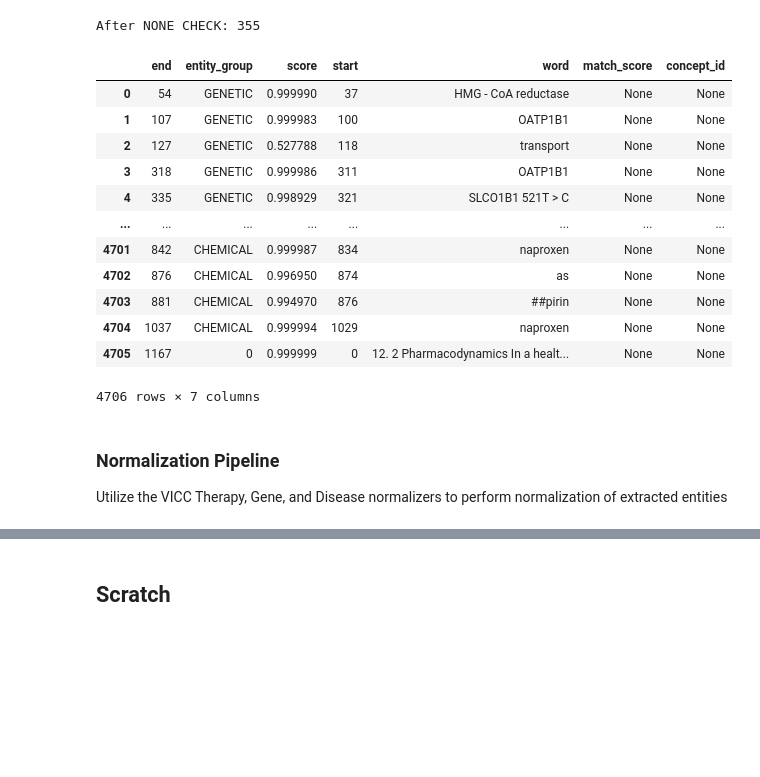
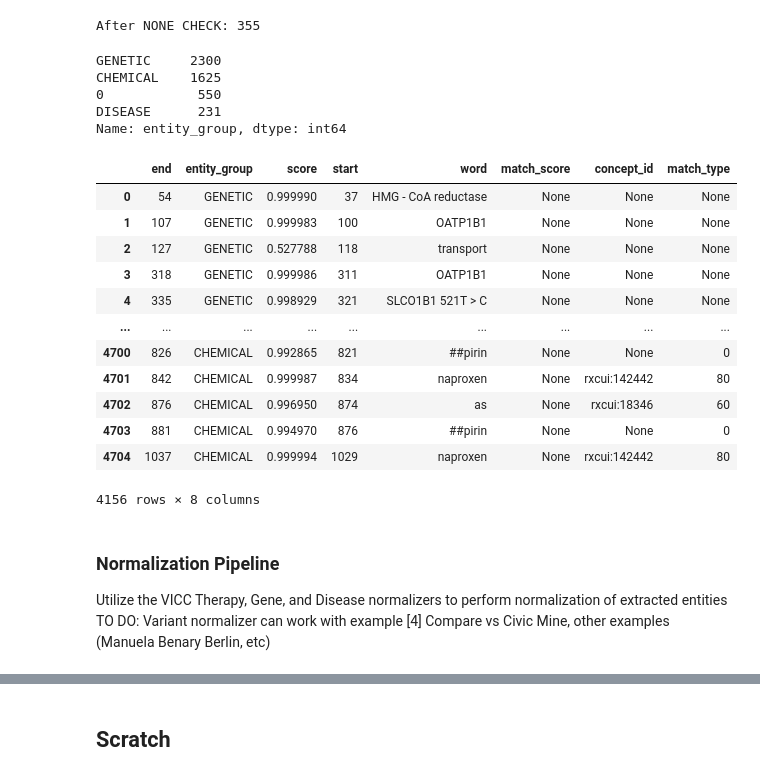
Before and after one commit to GenomicMedLab/fda-nlp, a Jupyter notebook: Huggingface/ner_tagging.ipynb, the cells around one changed output, grey strips where cells are left out. Cells and saved outputs as stored; diff of their text form; code cells hidden in the pictures; blank space fills up the shorter version.

Commit message:
added normalization analysis more

```diff
--- a/Huggingface/ner_tagging.ipynb
+++ b/Huggingface/ner_tagging.ipynb
@@ -107,24 +107,33 @@ evaluated = post_process('merged_ner_groups',dataset)
 UNFILTERED: 215915
 After NONE CHECK: 355
 # %%
-evaluated
+evaluated['entity_group'].value_counts()
 # %% [output]
-|  | end | entity_group | score | start | word | match_score | concept_id |
-| 0 | 54 | GENETIC | 0.999990 | 37 | HMG - CoA reductase | None | None |
-| 1 | 107 | GENETIC | 0.999983 | 100 | OATP1B1 | None | None |
-| 2 | 127 | GENETIC | 0.527788 | 118 | transport | None | None |
-| 3 | 318 | GENETIC | 0.999986 | 311 | OATP1B1 | None | None |
-| 4 | 335 | GENETIC | 0.998929 | 321 | SLCO1B1 521T > C | None | None |
-| ... | ... | ... | ... | ... | ... | ... | ... |
-| 4701 | 842 | CHEMICAL | 0.999987 | 834 | naproxen | None | None |
-| 4702 | 876 | CHEMICAL | 0.996950 | 874 | as | None | None |
-| 4703 | 881 | CHEMICAL | 0.994970 | 876 | ##pirin | None | None |
-| 4704 | 1037 | CHEMICAL | 0.999994 | 1029 | naproxen | None | None |
-| 4705 | 1167 | 0 | 0.999999 | 0 | 12. 2 Pharmacodynamics In a healt... | None | None |
-4706 rows × 7 columns
+GENETIC     2300
+CHEMICAL    1625
+0            550
+DISEASE      231
+Name: entity_group, dtype: int64
+# %%
+evaluated[evaluated['entity_group']!='0']
+# %% [output]
+|  | end | entity_group | score | start | word | match_score | concept_id | match_type |
+| 0 | 54 | GENETIC | 0.999990 | 37 | HMG - CoA reductase | None | None | None |
+| 1 | 107 | GENETIC | 0.999983 | 100 | OATP1B1 | None | None | None |
+| 2 | 127 | GENETIC | 0.527788 | 118 | transport | None | None | None |
+| 3 | 318 | GENETIC | 0.999986 | 311 | OATP1B1 | None | None | None |
+| 4 | 335 | GENETIC | 0.998929 | 321 | SLCO1B1 521T > C | None | None | None |
+| ... | ... | ... | ... | ... | ... | ... | ... | ... |
+| 4700 | 826 | CHEMICAL | 0.992865 | 821 | ##pirin | None | None | 0 |
+| 4701 | 842 | CHEMICAL | 0.999987 | 834 | naproxen | None | rxcui:142442 | 80 |
+| 4702 | 876 | CHEMICAL | 0.996950 | 874 | as | None | rxcui:18346 | 60 |
+| 4703 | 881 | CHEMICAL | 0.994970 | 876 | ##pirin | None | None | 0 |
+| 4704 | 1037 | CHEMICAL | 0.999994 | 1029 | naproxen | None | rxcui:142442 | 80 |
+4156 rows × 8 columns
 # %% [markdown]
 ### Normalization Pipeline
-Utilize the VICC Therapy, Gene, and Disease normalizers to perform normalization of extracted entities
+Utilize the VICC Therapy, Gene, and Disease normalizers to perform normalization of extracted entities TO DO: Variant normalizer can work with example [4]
+ Compare vs Civic Mine, other examples (Manuela Benary Berlin, etc)
 # %%
 import requests
 from tqdm import tqdm
```
Also changed, not shown: parts of 4 cells of this notebook.
